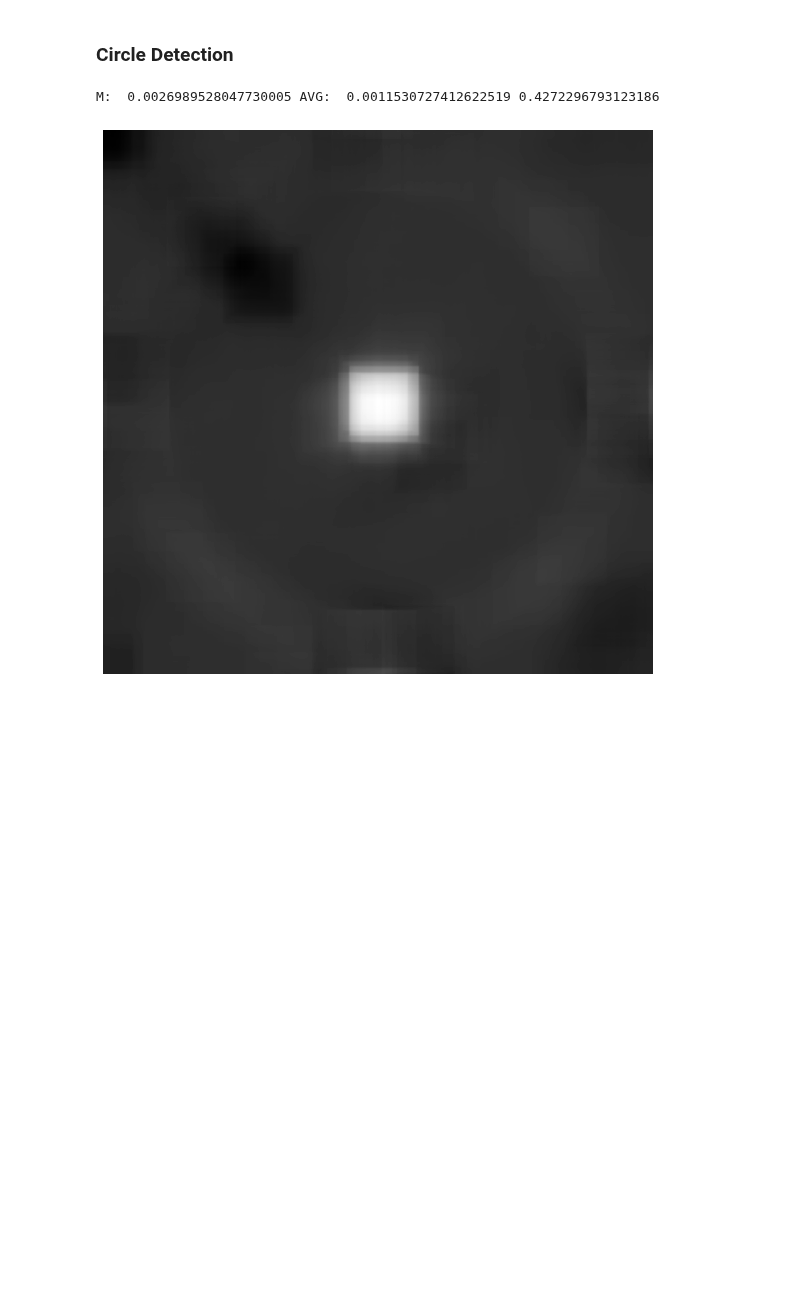
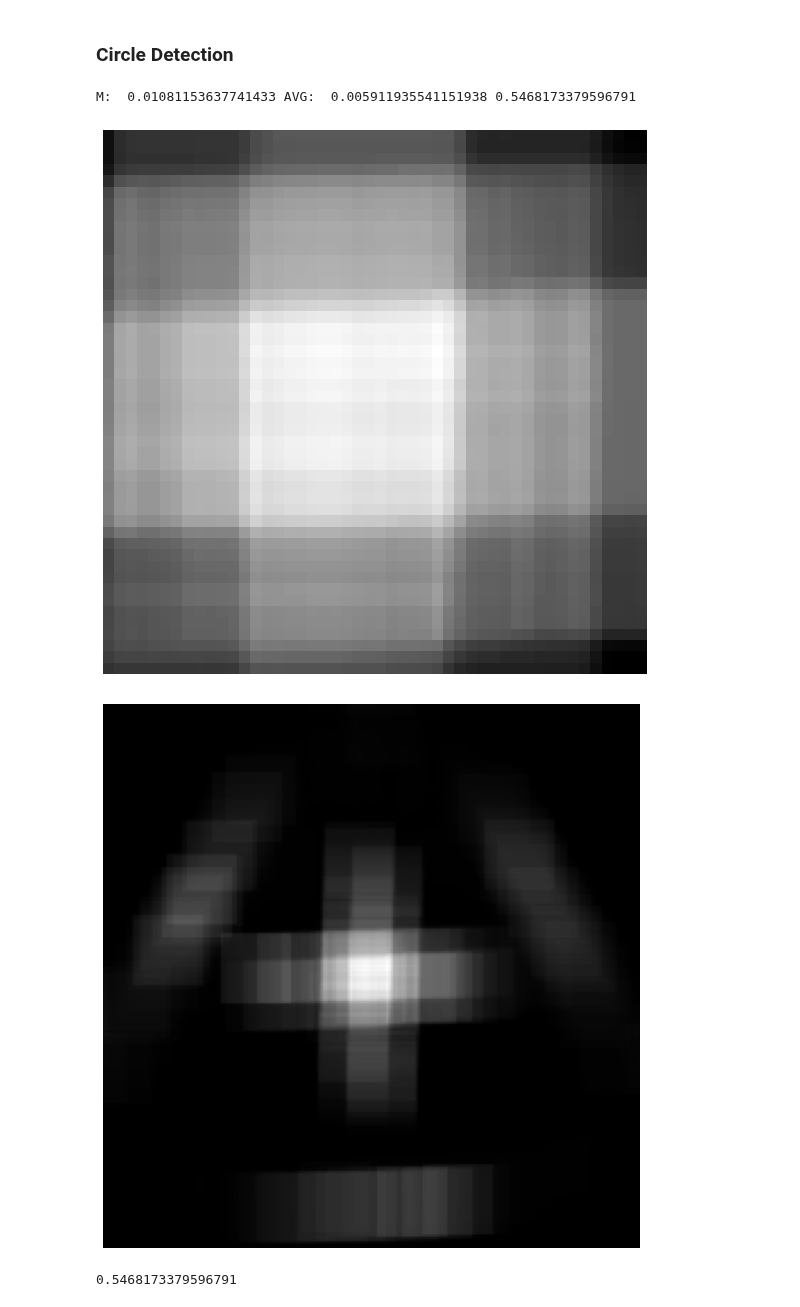
Before and after one commit to joaolucasmartins/VC2022, a Jupyter notebook: notebook.ipynb, the cells around one changed output. Saved outputs shown, nothing was run; the diff lists cells and outputs as text; code cells hidden in the pictures; blank space fills up the shorter version.

```diff
--- a/notebook.ipynb
+++ b/notebook.ipynb
@@ -90,7 +90,7 @@ filterType(["speedlimit"])
 Nesta secção iremos delimitar quais as áreas em que estamos interessados em analisar. Estas regiões correspondem às que contêm os sinais. Para isso iremos usar o colorspace HSV para filtrar as cores de interesse: **azul** e **vermelho**
 # %%
 testImages = {"speedlimit": (7, 19, 20, 70)}
-speedLimitId = filterType(["speedlimit"]).index[0]
+speedLimitId = filterType(["crosswalk"]).index[1]
 speedLimit = importImage(speedLimitId)
 displayImage(speedLimit)
 # %% [output]
@@ -165,7 +165,7 @@ Ainda falta meter um min size nos countours TODO
 # %% [markdown]
 Applu Canny first
 # %%
-img = r.copy()
+img = b.copy()
 #img = cv.blur(img, (5, 5))
 img = cv.GaussianBlur(img, (3, 3), 0)
 img = cv.Laplacian(img, cv.CV_16S, ksize=5)
@@ -238,8 +238,8 @@ def addPadding(rect, img, padding):
 
     return img[y1:y2, x1:x2]
 blur = cv.blur(img,(5,5))
-img = r.copy()
-roi = addPadding(rects[0], img, 0)
+img = b.copy()
+roi = addPadding(rects[2], img, 0)
 
 neighbourhood = 9
 aperture = 3
@@ -297,23 +299,28 @@ cornerIdentification(harris)
 # %%
 MIN_RADIUS = 30
 def circleIdentification(img):
     import frs
     img = img.copy()
 
-    frs_res = frs.frst(img, img.shape[1]//2, 2, 0, img.shape[1]/4, "BRIGHT")
+    frs_res = frs.frst(img, img.shape[0]//2, 2, 0, img.shape[0]/4, "BRIGHT")
     w, h = frs_res.shape[0], frs_res.shape[1]
     dim = max(w, h)
     tick = 1 / 5
     region = slice(round(2 * tick * dim), round(3 * tick * dim)), slice(round(2 * tick * dim), round(3 * tick * dim))
 
     m = frs_res[region].max()
     avg = np.average(frs_res[region])
     print("M: ", m, "AVG: ", avg, avg / m)
-    #displayImage(frs_res[region])
+    # print(frs_res[region])
+    displayImage(frs_res[region])
     displayImage(frs_res)
+    cp = avg / m
+    return cp
 
 
 circleIdentification(roi)
 # %% [output]
-M:  0.0026989528047730005 AVG:  0.0011530727412622519 0.4272296793123186
+M:  0.01081153637741433 AVG:  0.005911935541151938 0.5468173379596791
-[figure, old version]
+[figure, new version]
+[figure, added]
+0.5468173379596791
```
Also changed, not shown: parts of 10 cells of this notebook.
